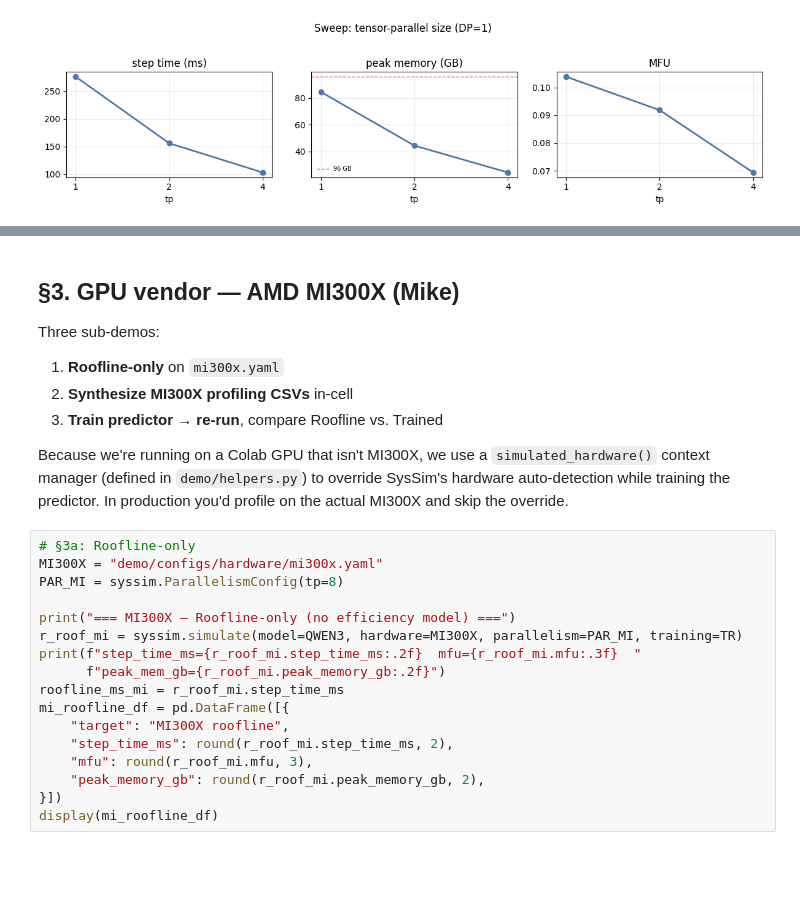
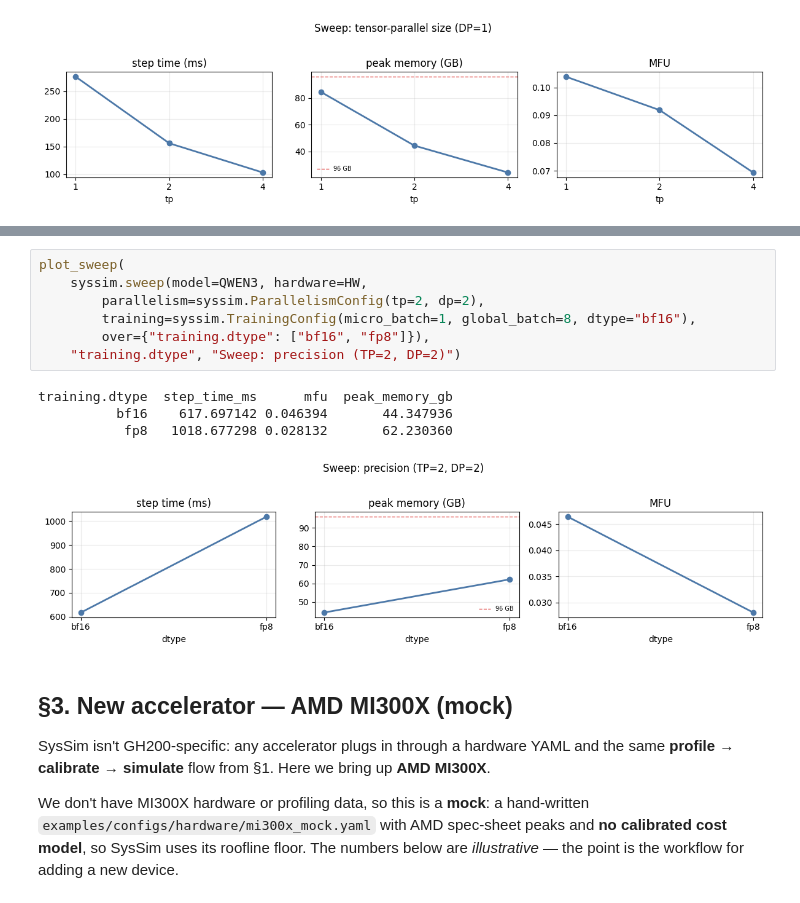
Before and after one commit to AISysSim/SysSim, a Jupyter notebook: tutorials/aria_tutorial.ipynb, the cells around one changed output, grey strips where cells are left out. Drawn from its saved outputs; the diff is of its cells as text; blank space fills up the shorter version.

```diff
--- a/tutorials/aria_tutorial.ipynb
+++ b/tutorials/aria_tutorial.ipynb
@@ -339,29 +386,22 @@ plot_sweep(
+# %%
+plot_sweep(
+    syssim.sweep(model=QWEN3, hardware=HW,
+        parallelism=syssim.ParallelismConfig(tp=2, dp=2),
+        training=syssim.TrainingConfig(micro_batch=1, global_batch=8, dtype="bf16"),
+        over={"training.dtype": ["bf16", "fp8"]}),
+    "training.dtype", "Sweep: precision (TP=2, DP=2)")
+# %% [output]
+training.dtype  step_time_ms      mfu  peak_memory_gb
+          bf16    617.697142 0.046394       44.347936
+           fp8   1018.677298 0.028132       62.230360
+[figure, added]
 # %% [markdown]
-## §3. GPU vendor — AMD MI300X (Mike)
+## §3. New accelerator — AMD MI300X (mock)
 
-Three sub-demos:
-1. **Roofline-only** on `mi300x.yaml`
-2. **Synthesize MI300X profiling CSVs** in-cell
-3. **Train predictor → re-run**, compare Roofline vs. Trained
+SysSim isn't GH200-specific: any accelerator plugs in through a hardware YAML and the same
+**profile → calibrate → simulate** flow from §1. Here we bring up **AMD MI300X**.
 
-Because we're running on a Colab GPU that isn't MI300X, we use a
-`simulated_hardware()` context manager (defined in `demo/helpers.py`)
-to override SysSim's hardware auto-detection while training the predictor.
-In production you'd profile on the actual MI300X and skip the override.
+We don't have MI300X hardware or profiling data, so this is a **mock**: a hand-written
+`examples/configs/hardware/mi300x_mock.yaml` with AMD spec-sheet peaks and **no calibrated cost
+model**, so SysSim uses its roofline floor. The numbers below are *illustrative* — the point is the
+workflow for adding a new device.
-# %%
-# §3a: Roofline-only
-MI300X = "demo/configs/hardware/mi300x.yaml"
-PAR_MI = syssim.ParallelismConfig(tp=8)
-
-print("=== MI300X — Roofline-only (no efficiency model) ===")
-r_roof_mi = syssim.simulate(model=QWEN3, hardware=MI300X, parallelism=PAR_MI, training=TR)
-print(f"step_time_ms={r_roof_mi.step_time_ms:.2f}  mfu={r_roof_mi.mfu:.3f}  "
-      f"peak_mem_gb={r_roof_mi.peak_memory_gb:.2f}")
-roofline_ms_mi = r_roof_mi.step_time_ms
-mi_roofline_df = pd.DataFrame([{
-    "target": "MI300X roofline",
-    "step_time_ms": round(r_roof_mi.step_time_ms, 2),
-    "mfu": round(r_roof_mi.mfu, 3),
-    "peak_memory_gb": round(r_roof_mi.peak_memory_gb, 2),
-}])
-display(mi_roofline_df)
```
Also changed, not shown: parts of 24 cells of this notebook, 1 other file.
